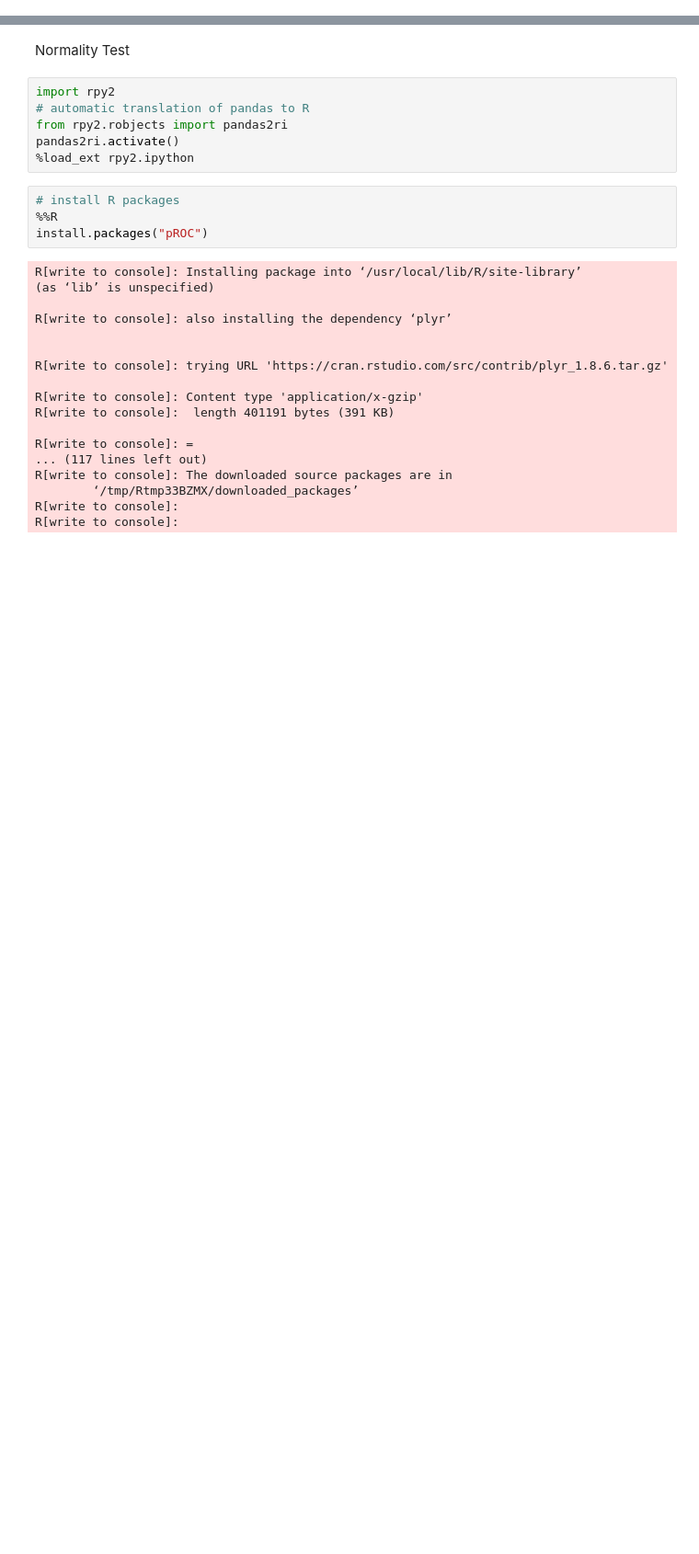
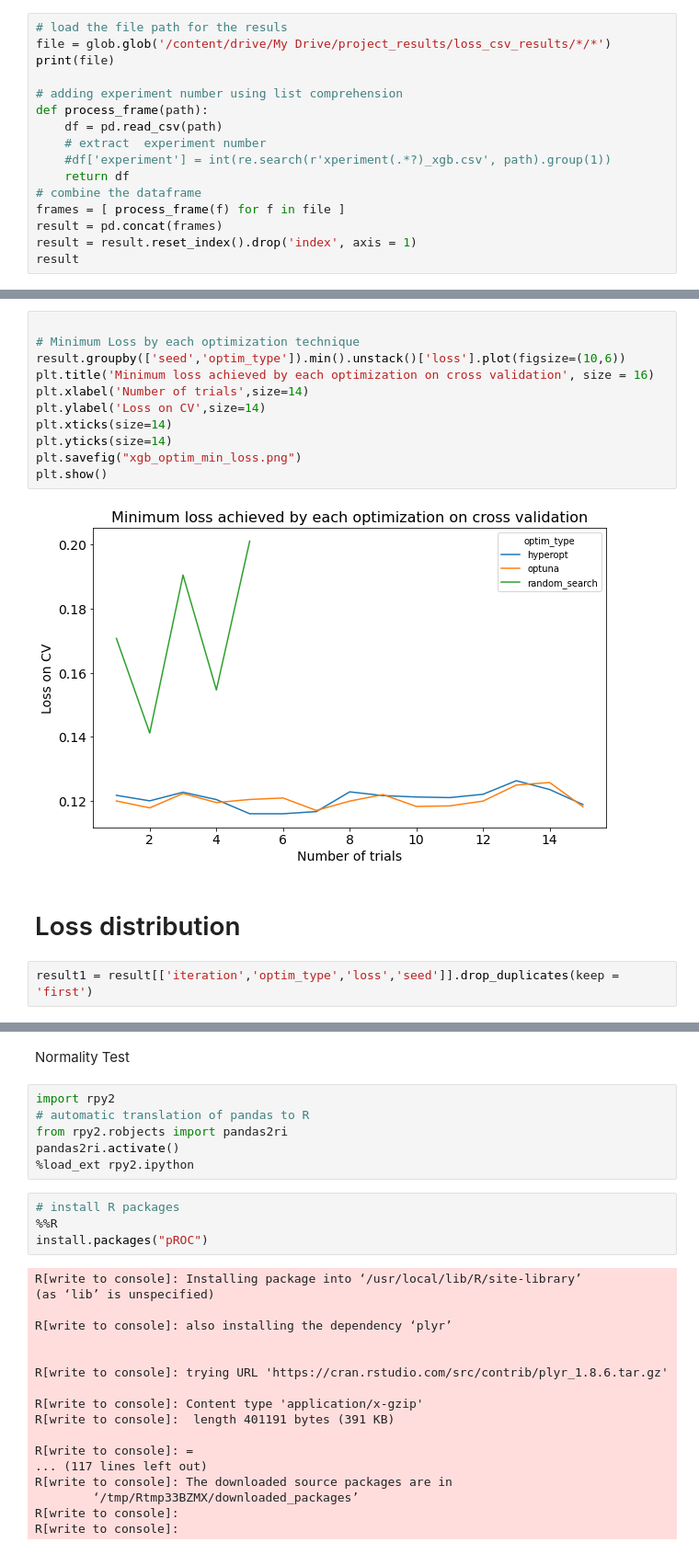
Before and after one commit to Birkamal/statistical_analysis, a Jupyter notebook: project_analysis.ipynb, the cells around one changed output, grey strips where cells are left out. Shown at 92% size. Cells and saved outputs as stored; diff of their text form; blank space fills up the shorter version.

```diff
--- a/project_analysis.ipynb
+++ b/project_analysis.ipynb
@@ -2,0 +51,16 @@
+# %%
+# load the file path for the resuls
+file = glob.glob('/content/drive/My Drive/project_results/loss_csv_results/*/*')
+print(file)
+
+# adding experiment number using list comprehension
+def process_frame(path):
+    df = pd.read_csv(path)
+    # extract  experiment number
+    #df['experiment'] = int(re.search(r'xperiment(.*?)_xgb.csv', path).group(1))
+    return df
+# combine the dataframe
+frames = [ process_frame(f) for f in file ]
+result = pd.concat(frames)
+result = result.reset_index().drop('index', axis = 1)
+result
@@ -2,0 +82,17 @@
+# %%
+
+# Minimum Loss by each optimization technique
+result.groupby(['seed','optim_type']).min().unstack()['loss'].plot(figsize=(10,6))
+plt.title('Minimum loss achieved by each optimization on cross validation', size = 16)
+plt.xlabel('Number of trials',size=14)
+plt.ylabel('Loss on CV',size=14)
+plt.xticks(size=14)
+plt.yticks(size=14)
+plt.savefig("xgb_optim_min_loss.png")
+plt.show()
+# %% [output]
+[figure, added]
+# %% [markdown]
+# Loss distribution
+# %%
+result1 = result[['iteration','optim_type','loss','seed']].drop_duplicates(keep = 'first')
```
Also changed, not shown: parts of 20 cells of this notebook.
